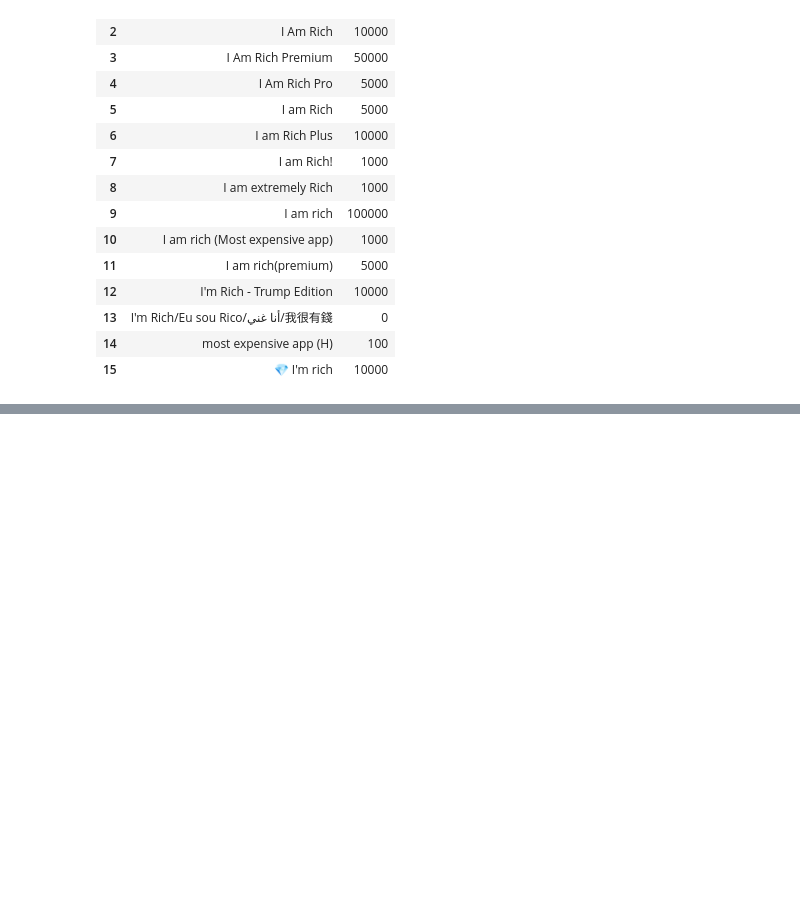
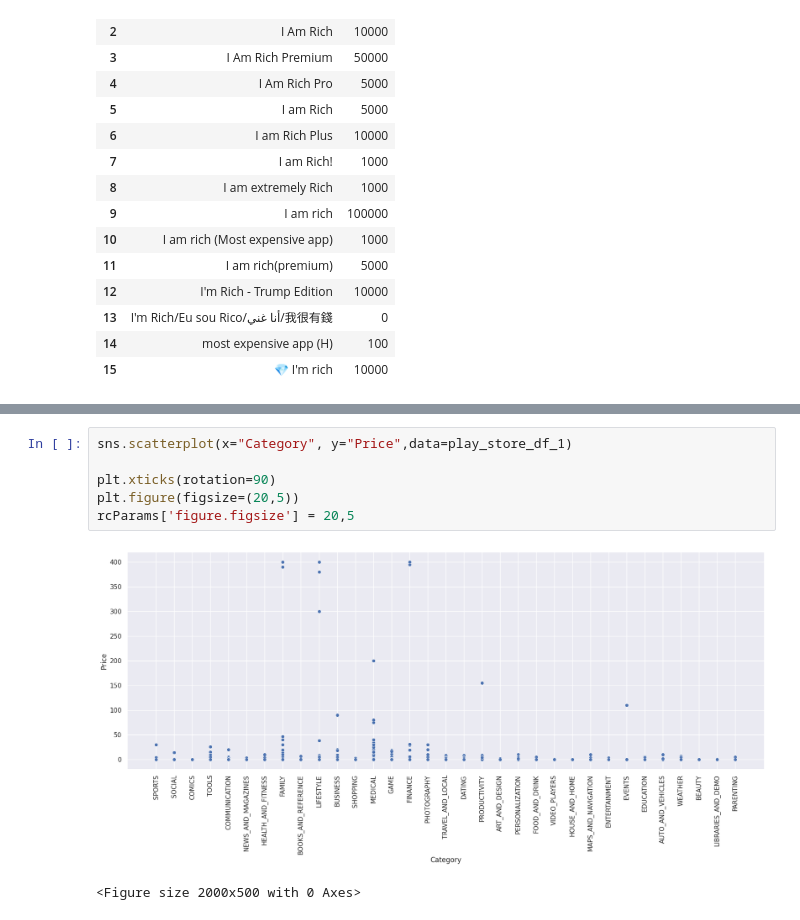
Before and after one commit to Mahima2208/EDA_PlayStore_Apps_Analysis, a Jupyter notebook: MAHIMA_PHALKEY_Play_Store_App_Review_Analysis_Capstone_Project.ipynb, the cells around one changed output, grey strips where cells are left out. Saved outputs shown, nothing was run; the diff lists cells and outputs as text; blank space fills up the shorter version.

```diff
--- a/MAHIMA_PHALKEY_Play_Store_App_Review_Analysis_Capstone_Project.ipynb
+++ b/MAHIMA_PHALKEY_Play_Store_App_Review_Analysis_Capstone_Project.ipynb
@@ -659,0 +690,9 @@ apps_with_greatest_price.groupby('App')['Installs'].sum().reset_index()
+# %%
+sns.scatterplot(x="Category", y="Price",data=play_store_df_1)
+
+plt.xticks(rotation=90)
+plt.figure(figsize=(20,5))
+rcParams['figure.figsize'] = 20,5
+# %% [output]
+[figure, added]
+<Figure size 2000x500 with 0 Axes>
```
Also changed, not shown: parts of 12 cells of this notebook.
